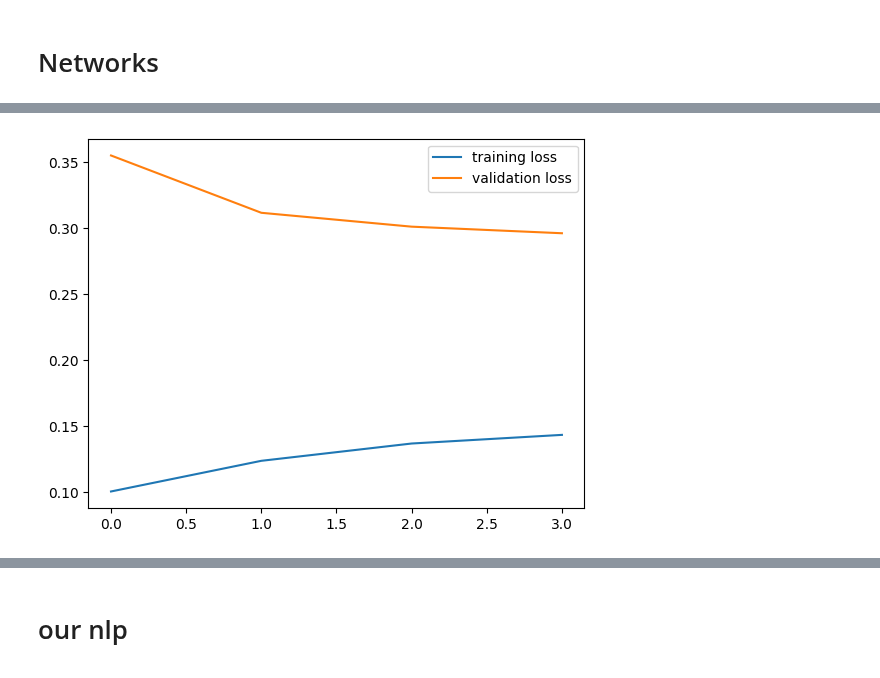
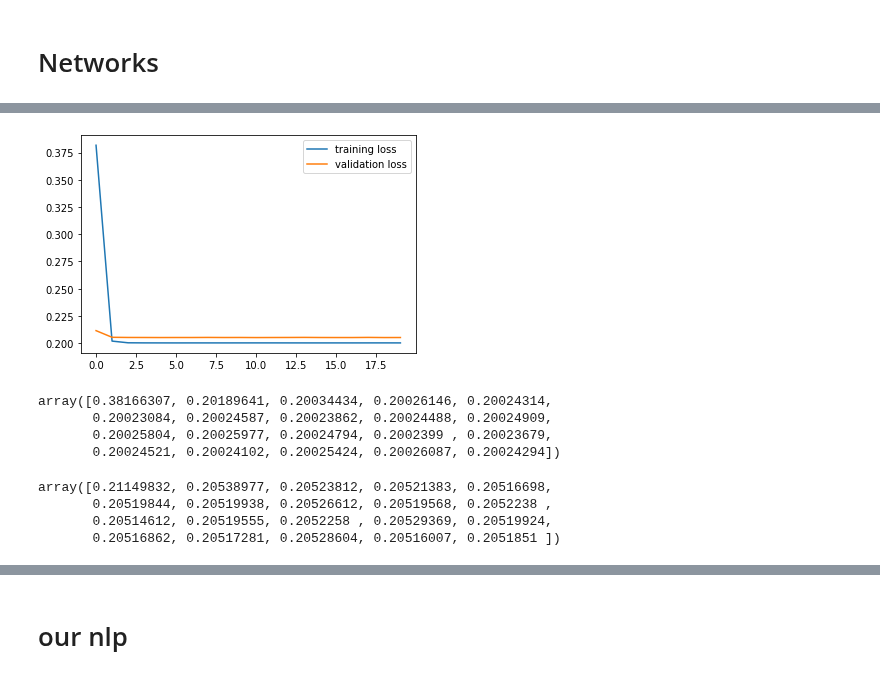
Before and after one commit to YarCode01/image_classification_with_caption, a Jupyter notebook: yari_initial.ipynb, the cells around one changed output, grey strips where cells are left out. Cells and saved outputs as stored; diff of their text form; code cells hidden in the pictures.

```diff
--- a/yari_initial.ipynb
+++ b/yari_initial.ipynb
@@ -306,11 +303,11 @@ train_data = TrainDataset(
 )
 # validation dataset
 valid_data = TrainDataset(
-    x[:30000], df_train, train=False, test=False
+    x[:30000], df_train, train=False, test=True
 )
 
 full_data = TrainDataset(
-    x[:30000],csv = df_train, test = False, train = True, full=True
+    x[:30000],csv = df_train, full=True
 )
 
 test_data = TestDataset(
@@ -414,7 +457,7 @@ class Resnext50(nn.Module):
             res = f1_score(y_true=y_true, y_pred=y_pred, average='samples')
         return {'f1_score' : res, 'loss' : val_loss.mean()}
 # %%
-best_cv_model = Resnext50(num_classes=18)
+best_cv_model = AlexNet(num_classes=18)
 best_cv_model = best_cv_model.to(device)
 best_cv_model.train()
 # %% [output]
@@ -436,7 +479,9 @@ Resnext50(
   (sigm): Sigmoid()
 )
 # %%
+save_freq = 3
 lr = 1e-4
-# num_epochs = 25
-optimizer = torch.optim.Adam(best_cv_model.parameters(), lr=lr)
+weight_decay = 0
+num_epochs = 20
+optimizer = torch.optim.Adam(best_cv_model.parameters(),weight_decay=weight_decay, lr=lr)
 criterion = nn.BCELoss()
@@ -450,28 +488,29 @@ criterion = nn.BCELoss()
 # %%
-num_epochs = 3
-# train_losses = torch.zeros(num_epochs)
-# val_losses = torch.zeros(num_epochs)
-# f1_scores = torch.zeros(num_epochs)
+name_of_model = f'AlexNet_lr={lr}_weight_decay={weight_decay}_dropout=0.5'
+os.mkdir(name_of_model)
+train_losses = np.zeros(num_epochs)
+valid_losses = np.zeros(num_epochs)
+f1_scores = np.zeros(num_epochs)
 for it in range(num_epochs):
     train_loss = 0
-    for i, data in enumerate(full_loader):
-        # if i % 10 == 0:
-        #     print(best_cv_model.calculate_f1_score_and_loss(valid_loader, criterion, device))
+    for i, data in enumerate(train_loader):
         images = data['image'].to(device)
         target = data['label'].to(device)
         optimizer.zero_grad()
         outputs = best_cv_model(images)
         loss = criterion(outputs, target)
         train_loss += loss.item()
-        # print(loss.item())
-        # backpropagation
         loss.backward()
-        # update optimizer parameters
         optimizer.step()
-        # print(i/len(train_loader)*100)
 
     print(it)
-    train_losses[it] = train_loss/len(full_loader)
-    # result = best_cv_model.calculate_f1_score_and_loss(valid_loader, criterion=criterion, device=device)
-    # val_losses[it] = result['loss']
-    # f1_scores[it] = result['f1_score']
+    if ((it % save_freq == 0) or (it == num_epochs - 1)) and it > 0:
+        checkpoint_path = f'{name_of_model}/{name_of_model}{it}.pth'
+        checkpoint = {'model': best_cv_model.state_dict(),
+                  'optimizer': optimizer.state_dict(),
+                  'epoch': num_epochs}
+        torch.save(checkpoint, checkpoint_path)
+    train_losses[it] = train_loss/len(train_loader)
+    result = best_cv_model.calculate_f1_score_and_loss(valid_loader, criterion=criterion, device=device)
+    valid_losses[it] = result['loss']
+    f1_scores[it] = result['f1_score']
@@ -504,11 +523,25 @@ submission
 submission.to_csv('predictions.csv',index=False)
 # %%
 plt.plot(np.arange(num_epochs),train_losses, label = "training loss")
-plt.plot(np.arange(num_epochs),val_losses,label = "validation loss")
+plt.plot(np.arange(num_epochs),valid_losses,label = "validation loss")
 plt.legend()
 plt.show()
 # %% [output]
-[figure, old version]
+[figure, new version]
+# %%
+train_losses
+# %% [output]
+array([0.38166307, 0.20189641, 0.20034434, 0.20026146, 0.20024314,
+       0.20023084, 0.20024587, 0.20023862, 0.20024488, 0.20024909,
+       0.20025804, 0.20025977, 0.20024794, 0.2002399 , 0.20023679,
+       0.20024521, 0.20024102, 0.20025424, 0.20026087, 0.20024294])
+# %%
+valid_losses
+# %% [output]
+array([0.21149832, 0.20538977, 0.20523812, 0.20521383, 0.20516698,
+       0.20519844, 0.20519938, 0.20526612, 0.20519568, 0.2052238 ,
+       0.20514612, 0.20519555, 0.2052258 , 0.20529369, 0.20519924,
+       0.20516862, 0.20517281, 0.20528604, 0.20516007, 0.2051851 ])
 # %%
 f1_scores
 # %% [output]
```
Also changed, not shown: parts of 52 cells of this notebook.
